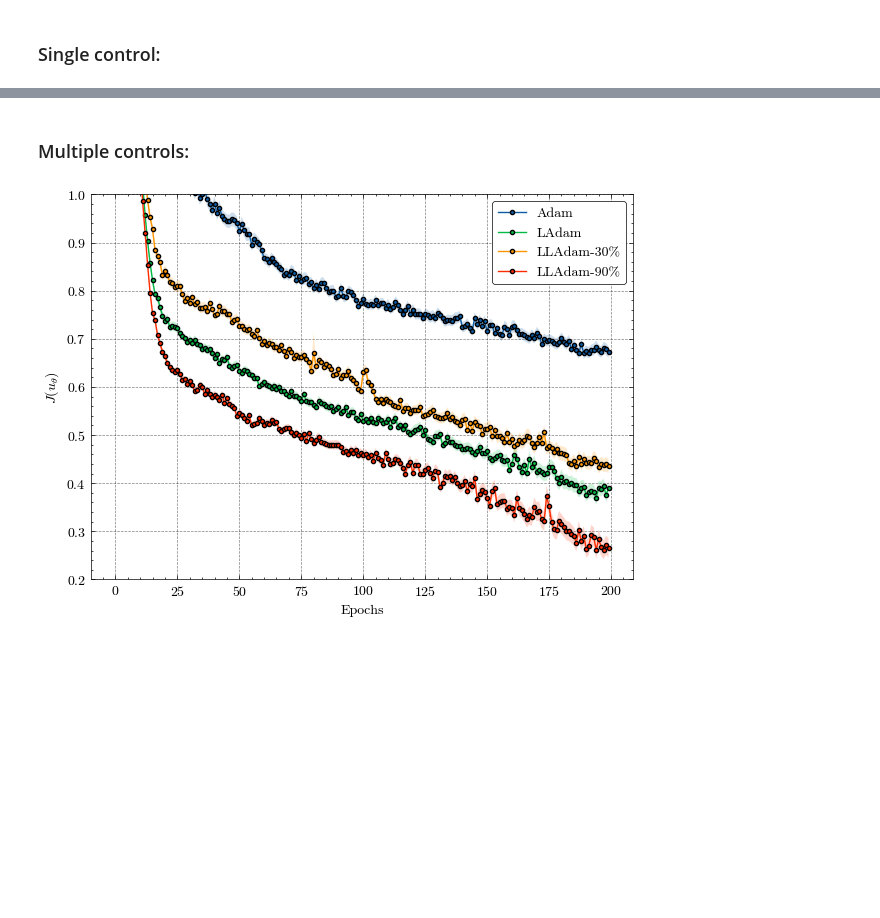
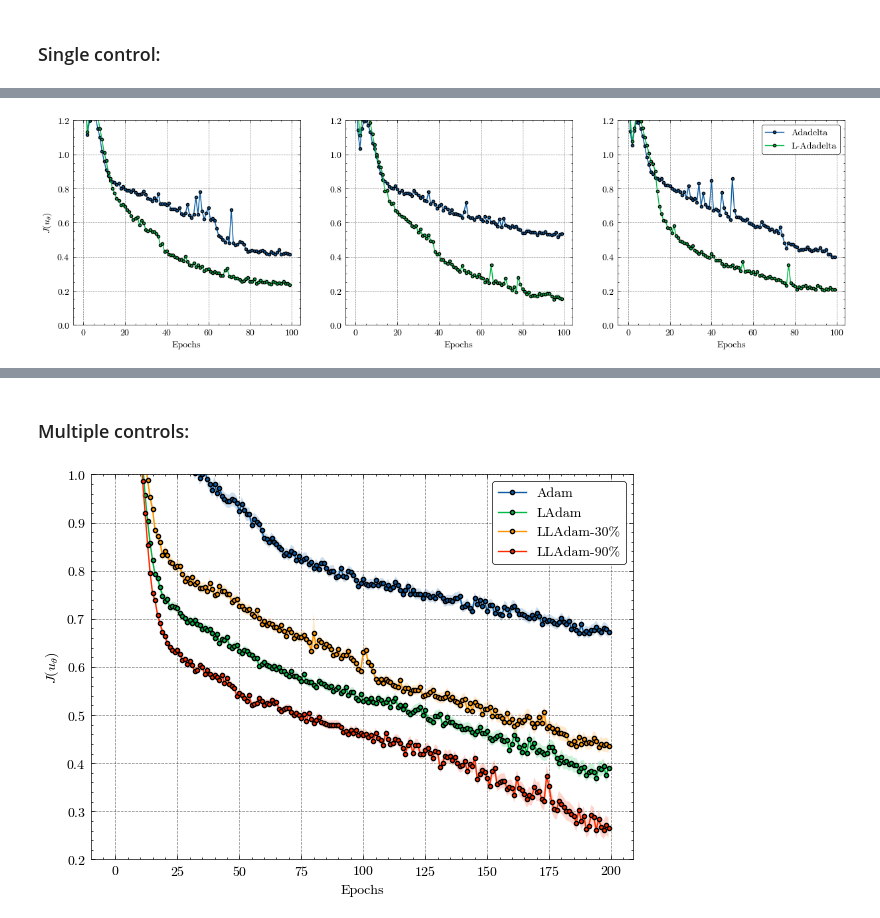
Before and after one commit to SaadSouilmi/Langevin-algorithms-for-deep-stochastic-control, a Jupyter notebook: DeepHedging.ipynb, the cells around one changed output, grey strips where cells are left out. Saved outputs shown, nothing was run; the diff lists cells and outputs as text; code cells hidden in the pictures; blank space fills up the shorter version.

```diff
--- a/DeepHedging.ipynb
+++ b/DeepHedging.ipynb
@@ -259,0 +184,17 @@ plot_langevin_loss(
+# %%
+adadelta_single_ctrl = test_diag_single_ctrl(
+    model_config,
+    [30, 50, 100],
+    control_config,
+    torch.optim.Adadelta,
+    LAdadelta,
+    "Adadelta",
+    5e-1,
+    5e-2,
+    [5e-3, 5e-3, 5e-3],
+    100,
+    80,
+    rho=0.95,
+)
+# %% [output]
+[figure, added]
```
Also changed, not shown: parts of 24 cells of this notebook, 6 other files.
